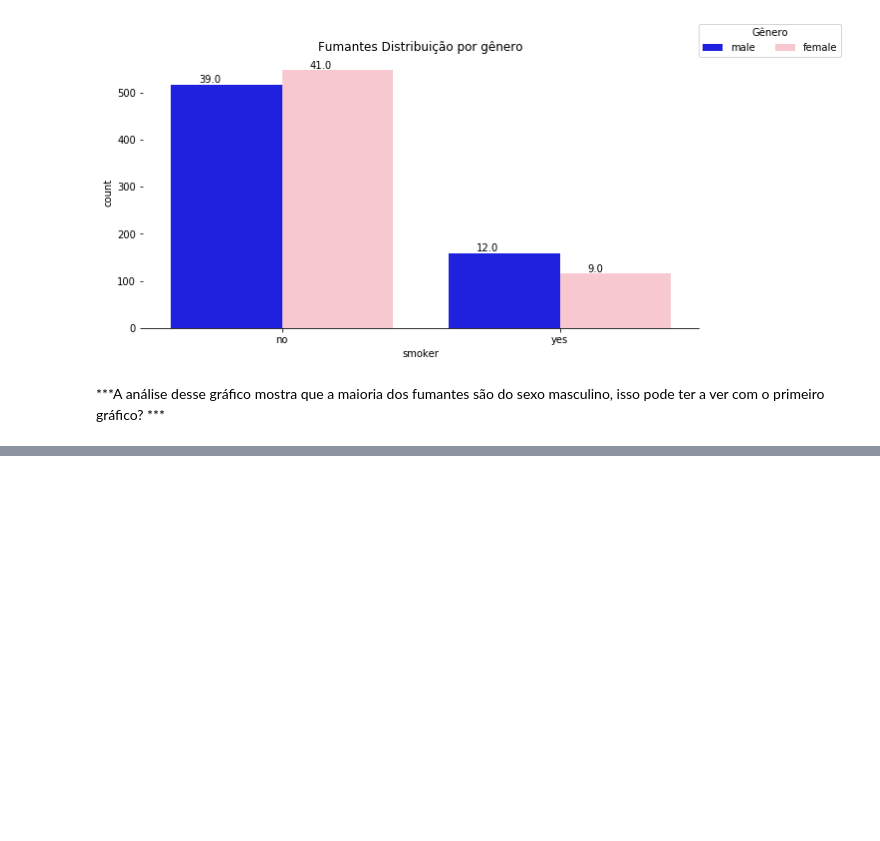
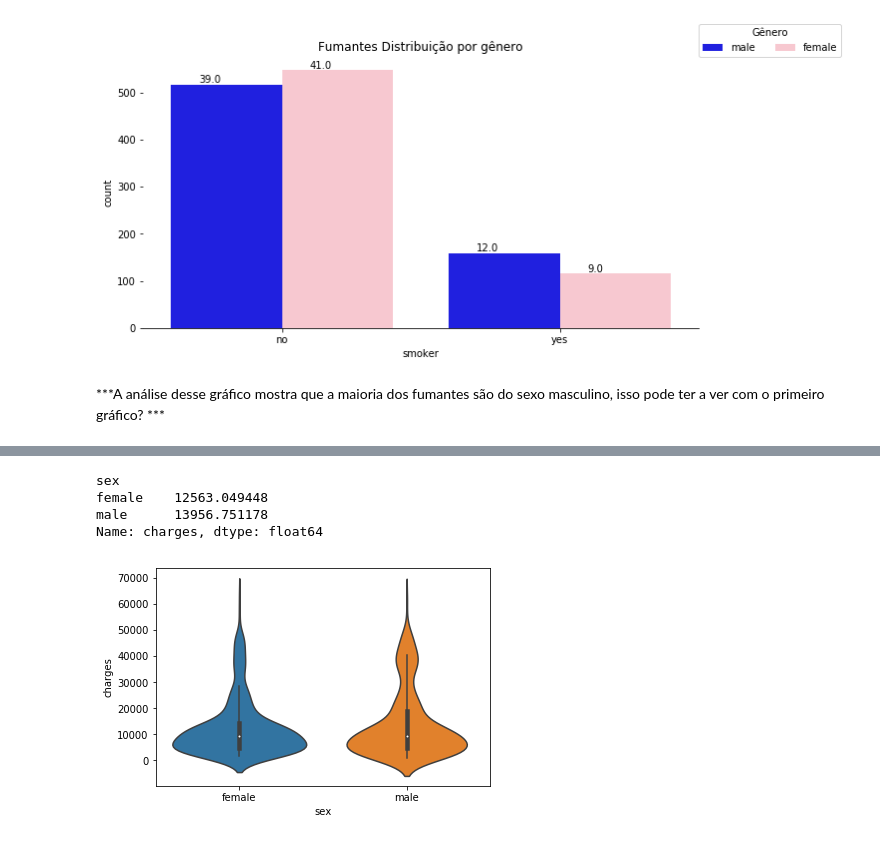
Before and after one commit to araramakerspace/CursoDataScience, a Jupyter notebook: Aula2/Aula3- Analise explanatoria.ipynb, the cells around one changed output, grey strips where cells are left out. Saved outputs shown, nothing was run; the diff lists cells and outputs as text; code cells hidden in the pictures; blank space fills up the shorter version.

```diff
--- a/Aula2/Aula3- Analise explanatoria.ipynb
+++ b/Aula2/Aula3- Analise explanatoria.ipynb
@@ -332,0 +319,10 @@ Realizar uma analise explanatoria completa explicanto todos os conceitos em para
+# %%
+meanGender = df.groupby(by = "sex")["charges"].mean()
+print(meanGender)
+boxPlot1 = sns.violinplot(x = "sex", y = "charges", data = df)
+# %% [output]
+sex
+female    12563.049448
+male      13956.751178
+Name: charges, dtype: float64
+[figure, added]
```
Also changed, not shown: parts of 30 cells of this notebook, 1 other file.
